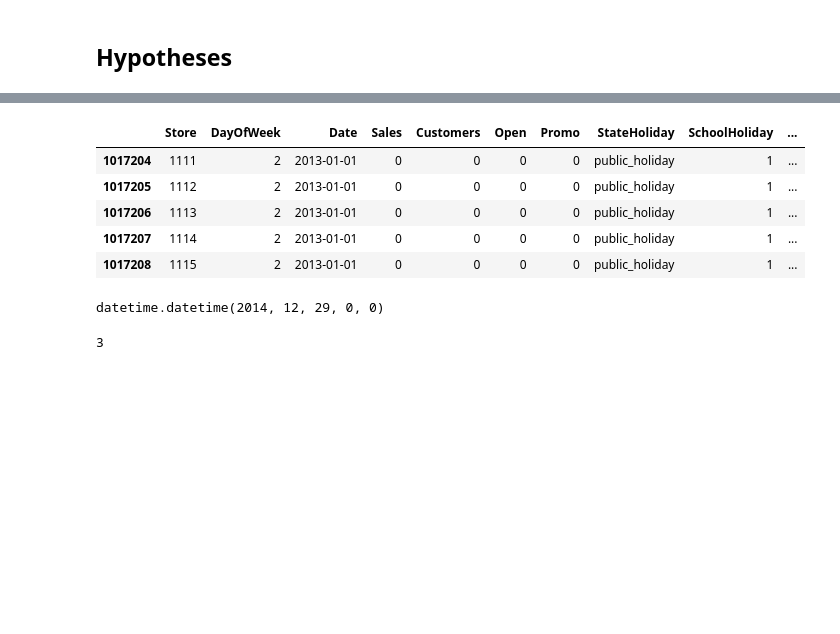
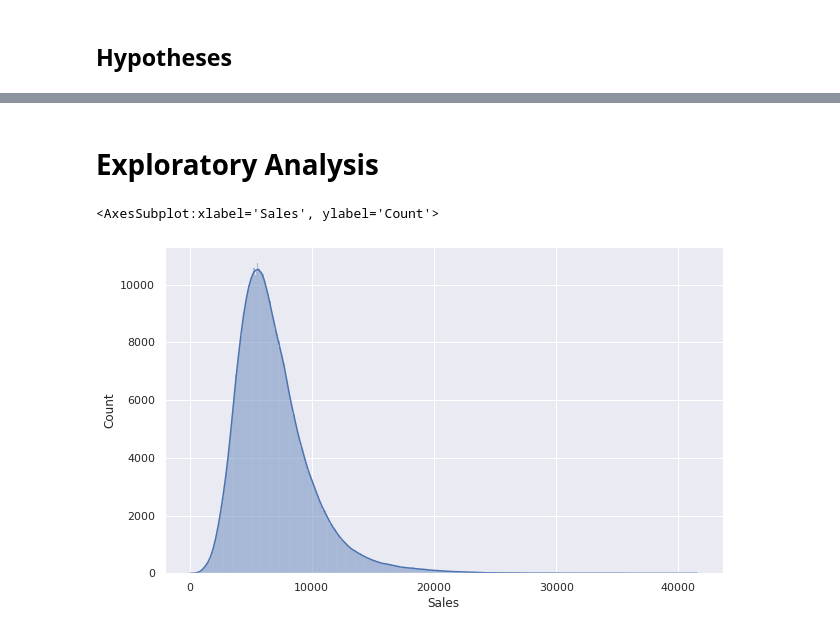
Before and after one commit to brenosakaguti/rossman-sales-prediction, a Jupyter notebook: rossman_sales_prediction.ipynb, the cells around one changed output, grey strips where cells are left out. Drawn from its saved outputs; the diff is of its cells as text; code cells hidden in the pictures; blank space fills up the shorter version.

```diff
--- a/rossman_sales_prediction.ipynb
+++ b/rossman_sales_prediction.ipynb
@@ -136,7 +133,9 @@ df2["CompetitionSinceMonths"] = (((df2["Date"] - df2["CompetitionSince"]).apply(
 # %%
 df2["Promo2Since"] = (df2["Promo2SinceYear"].astype(str) + "-" + df2["Promo2SinceWeek"].astype(str) + "-1")
 df2["Promo2Since"] = df2["Promo2Since"].apply(lambda x: datetime.datetime.strptime(x, "%G-%V-%u"))
-df2["Promo2AgeWeeks"] = ((df2["Date"] - df2["Promo2Since"])/7).apply(lambda x: x.days).astype(int)
+df2["Promo2SinceWeeks"] = ((df2["Date"] - df2["Promo2Since"])/7).apply(lambda x: x.days).astype(int)
+# %%
+df2 = df2.drop(columns=["CompetitionOpenSinceMonth", "CompetitionOpenSinceYear", "Promo2SinceWeek", "Promo2SinceYear"])
 # %%
 df2.sample(5)
 # %% [output]
@@ -165,17 +148,10 @@ Length: 1017209, dtype: int64
-# %%
-df2[-5:]
-# %% [output]
-|  | Store | DayOfWeek | Date | Sales | Customers | Open | Promo | StateHoliday | SchoolHoliday | ... |
-| 1017204 | 1111 | 2 | 2013-01-01 | 0 | 0 | 0 | 0 | public_holiday | 1 | ... |
-| 1017205 | 1112 | 2 | 2013-01-01 | 0 | 0 | 0 | 0 | public_holiday | 1 | ... |
-| 1017206 | 1113 | 2 | 2013-01-01 | 0 | 0 | 0 | 0 | public_holiday | 1 | ... |
-| 1017207 | 1114 | 2 | 2013-01-01 | 0 | 0 | 0 | 0 | public_holiday | 1 | ... |
-| 1017208 | 1115 | 2 | 2013-01-01 | 0 | 0 | 0 | 0 | public_holiday | 1 | ... |
-# %%
-datetime.datetime.strptime("2015-01-1", "%G-%V-%u")
-# %% [output]
-datetime.datetime(2014, 12, 29, 0, 0)
-# %%
-pd.Timestamp("2013-01-17").week
-# %% [output]
-3
+# %% [markdown]
+# Exploratory Analysis
+# %%
+df3 = df2.copy()
+# %%
+fig, ax = plt.subplots(figsize=(10,6))
+sns.histplot(df3["Sales"], kde=True)
+# %% [output]
+<AxesSubplot:xlabel='Sales', ylabel='Count'>
+[figure, added]
```
Also changed, not shown: parts of 17 cells of this notebook.
